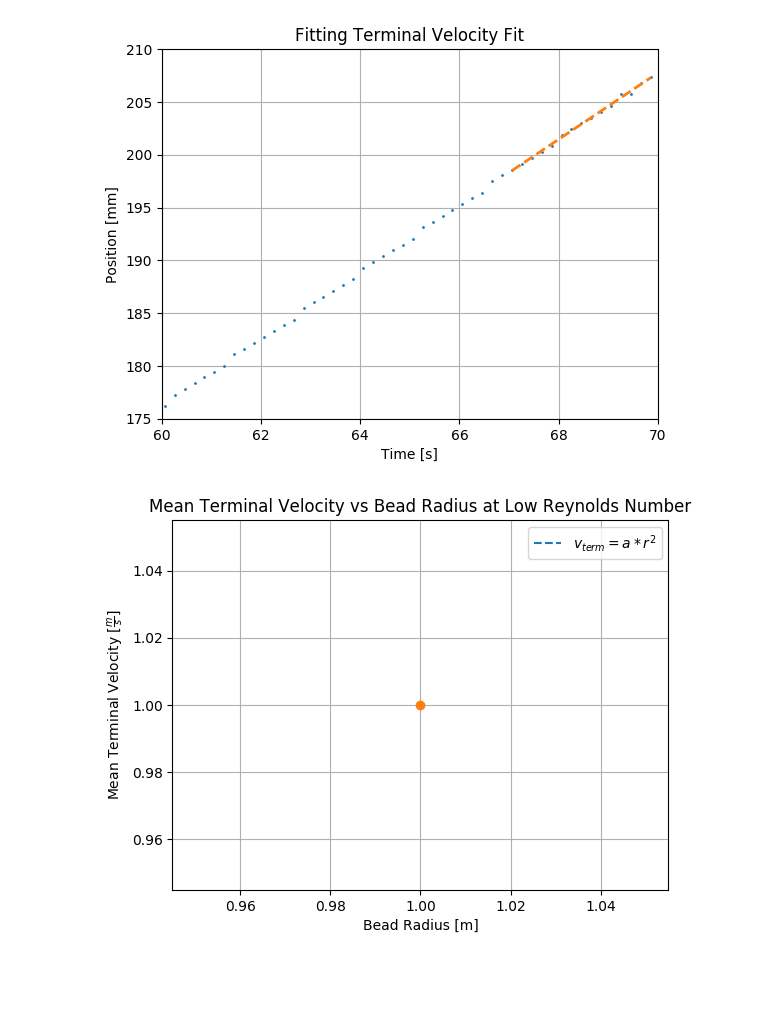
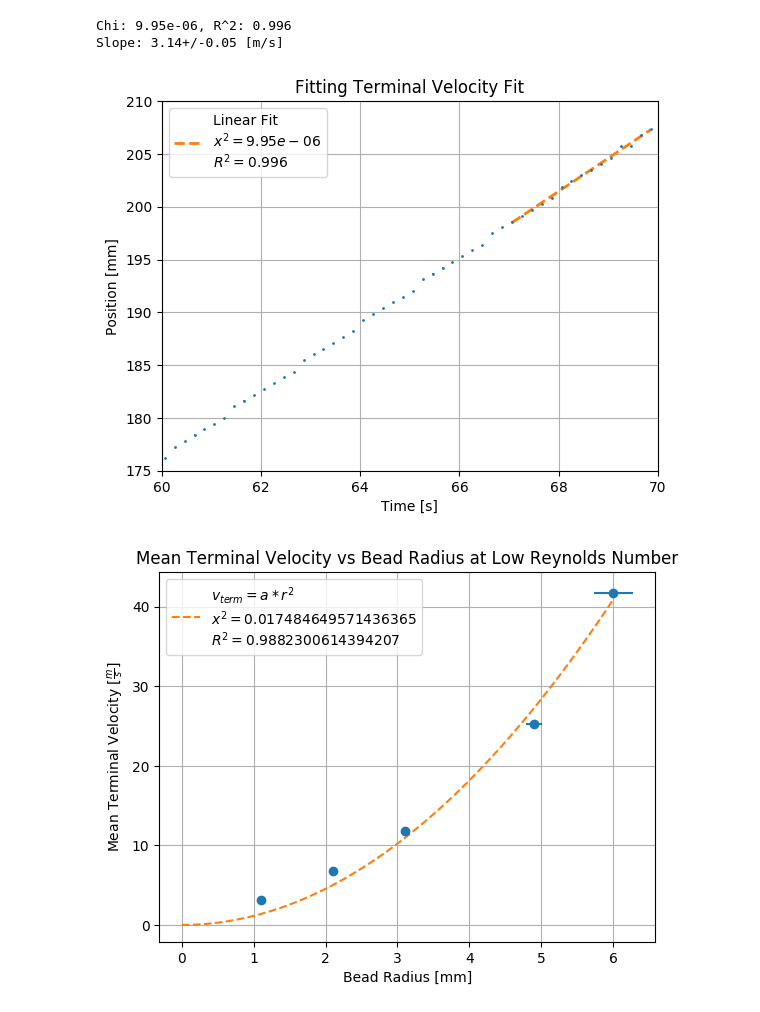
Before and after one commit to DivyR/PHY294_Labs, a Jupyter notebook: lab02/src/processing.ipynb, the cells around one changed output. Cells and saved outputs as stored; diff of their text form; code cells hidden in the pictures; blank space fills up the shorter version.

```diff
--- a/lab02/src/processing.ipynb
+++ b/lab02/src/processing.ipynb
@@ -40,6 +41,9 @@ UNCERTAINTY_TIME = 0.005 # s from digital
 
 INDEX_TIME = 0 # seconds
 INDEX_POS = 1  # mm
+
+BEAD_SIZES = [0.11, 0.21, 0.31, 0.49, 0.6]
+BEAD_SIZES = convert_to_ufloat([e*10 for e in BEAD_SIZES], UNCERTAINTY_CALIPER)
 # %%
 # Equations
 def mean(array):
@@ -161,52 +165,83 @@ for key, value in data.items():
 example1 = "gg1-t1"
 time_nom = [row[INDEX_TIME].nominal_value for row in data[example1]]
 pos_nom = [row[INDEX_POS].nominal_value for row in data[example1]]
+time_uncert = [row[INDEX_TIME].std_dev for row in data[example1]]
+pos_uncert = [row[INDEX_POS].std_dev for row in data[example1]]
 fig = plt.figure()
 ax1 = fig.add_subplot(111)
 ax1.grid(True)
 ax1.set_title("Fitting Terminal Velocity Fit")
 ax1.set_xlabel("Time [s]")
 ax1.set_ylabel("Position [mm]")
-ax1.plot(time_nom, pos_nom, "o", markersize=1)
+ax1.errorbar(time_nom, pos_nom,time_uncert, pos_uncert, "o", markersize=1)
+
     # fitted
 fitCoeffs, fitCoeffs_uncert = seperate_ufloat(dataFits[example1])
 p = np.poly1d(fitCoeffs)
 min_nom = min(time_nom[len(time_nom)-fromBack:len(time_nom)])
 max_nom = max(time_nom[len(time_nom)-fromBack:len(time_nom)])
 
 xMin = 60
 xMax = 70
 yMin = 175
 yMax = 210
 ax1.set_xlim([xMin, xMax])
 ax1.set_ylim([yMin, yMax])
 xp = np.linspace(min_nom, max_nom)
+ax1.plot(xp, p(xp), "--", linewidth=2)
 
-ax1.plot(xp, p(xp), "--", linewidth=2)
+x2 = chi_squared(time_nom[len(time_nom)-fromBack:len(time_nom)], pos_nom[len(time_nom)-fromBack:len(time_nom)], p)
+r2 = coeff_of_determination(time_nom[len(time_nom)-fromBack:len(time_nom)], pos_nom[len(time_nom)-fromBack:len(time_nom)], p)
+
+ax1.legend(["Linear Fit\n$x^2={}$\n$R^2={}$".format(round_sig(x2, 3), round_sig(r2, 3))])
+
+print("Chi: {}, R^2: {}".format(round_sig(x2, 3), round_sig(r2, 3)))
+
+
+print("Slope: {} [m/s]".format(dataFits[example1][0]))
+
+#export
+export_plot(fig, "fitting_terminal_points")
+####################################################
 
 # plotting
 fig = plt.figure()
 ax = fig.add_subplot(111)
 ax.grid(True)
 ax.set_title("Mean Terminal Velocity vs Bead Radius at Low Reynolds Number")
-ax.set_xlabel("Bead Radius [m]")
+ax.set_xlabel("Bead Radius [mm]")
 ax.set_ylabel("Mean Terminal Velocity $[\\frac{m}{s}]$")
-ax.plot([1], [1], "--")  # quadratic fit
-ax.plot([1], [1], "o")
-# tau = calculate_tau()
+    # gen data
+bead_nom, bead_uncert = seperate_ufloat(BEAD_SIZES)
+v_nom, v_uncert = [], []
+for i in terminals:
+    e = terminals[i]
+    v_nom.append(e.nominal_value)
+    v_uncert.append(e.std_dev)
+ax.errorbar(bead_nom, v_nom, bead_uncert, v_uncert, "o")  # main plot
 
-npdata
+    # fitting
+def aQuad(x, a):
+    return a * x**2
+fit, covar = opt.curve_fit(aQuad, bead_nom, v_nom)
+p = np.poly1d([fit[0], 0, 0])
+xp = np.linspace(0, max(bead_nom))
 
-# print("Tau is: {}[s]".format(tau))
-ax.legend(["$v_{term} = a*r^2$"])
+ax.plot(xp, p(xp), "--")  # quadratic fit
+
+x2 = chi_squared(bead_nom, v_nom, p)
+r2 = coeff_of_determination(bead_nom, v_nom, p)
+ax.legend(["$v_{term} = a*r^2$"+"\n$x^2={}$\n$R^2={}$".format(x2, r2)])
 
 export_plot(fig, "ex1_mean_vterm_n_beadr")
 
 
 # Note
 # %% [output]
+Chi: 9.95e-06, R^2: 0.996
+Slope: 3.14+/-0.05 [m/s]
-[figure, old version]
+[figure, new version]
-[figure, old version]
+[figure, new version]
 # %%
 # Ex.2: High Reynolds Number
 # data
```
Also changed, not shown: parts of 2 cells of this notebook, 2 other files.
